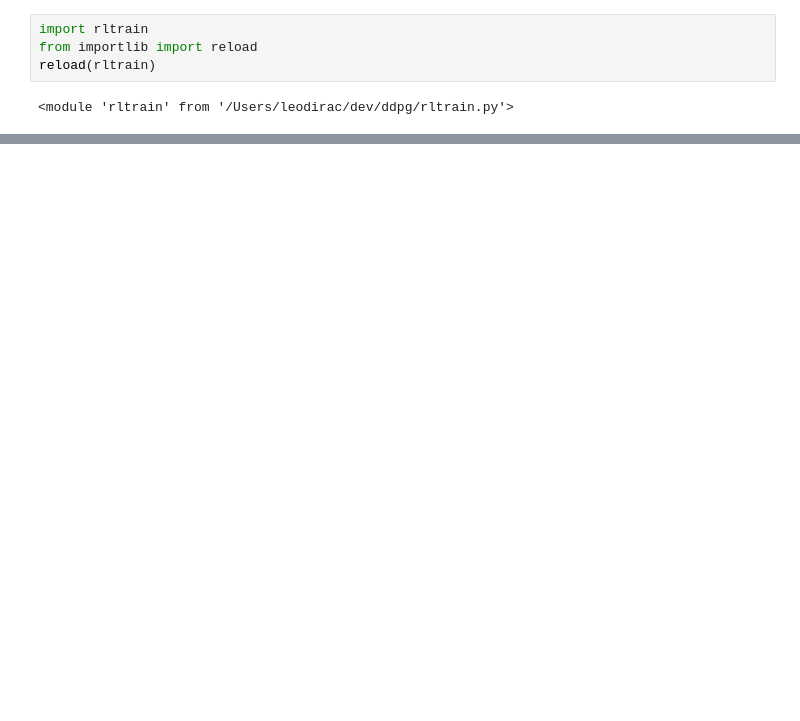
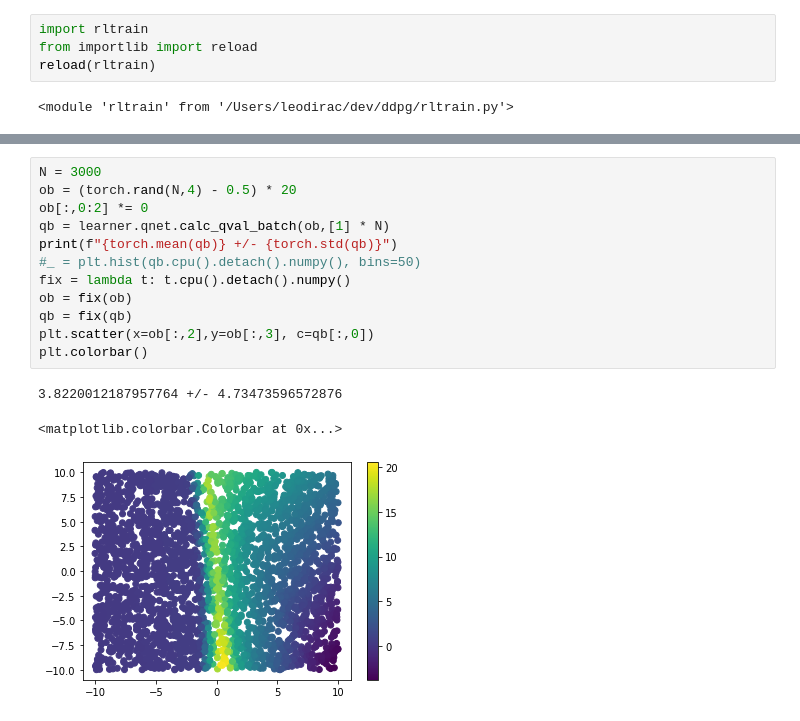
Before and after one commit to leopd/jasrlp, a Jupyter notebook: gym-play.ipynb, the cells around one changed output, grey strips where cells are left out. Saved outputs shown, nothing was run; the diff lists cells and outputs as text; blank space fills up the shorter version.

```diff
--- a/gym-play.ipynb
+++ b/gym-play.ipynb
@@ -77,0 +136,16 @@ Reward mean,std = 14.740 +/- 8.417
+# %%
+N = 3000
+ob = (torch.rand(N,4) - 0.5) * 20
+ob[:,0:2] *= 0
+qb = learner.qnet.calc_qval_batch(ob,[1] * N)
+print(f"{torch.mean(qb)} +/- {torch.std(qb)}")
+#_ = plt.hist(qb.cpu().detach().numpy(), bins=50)
+fix = lambda t: t.cpu().detach().numpy()
+ob = fix(ob)
+qb = fix(qb)
+plt.scatter(x=ob[:,2],y=ob[:,3], c=qb[:,0])
+plt.colorbar()
+# %% [output]
+3.8220012187957764 +/- 4.73473596572876
+<matplotlib.colorbar.Colorbar at 0x...>
+[figure, added]
```
Also changed, not shown: parts of 8 cells of this notebook.
